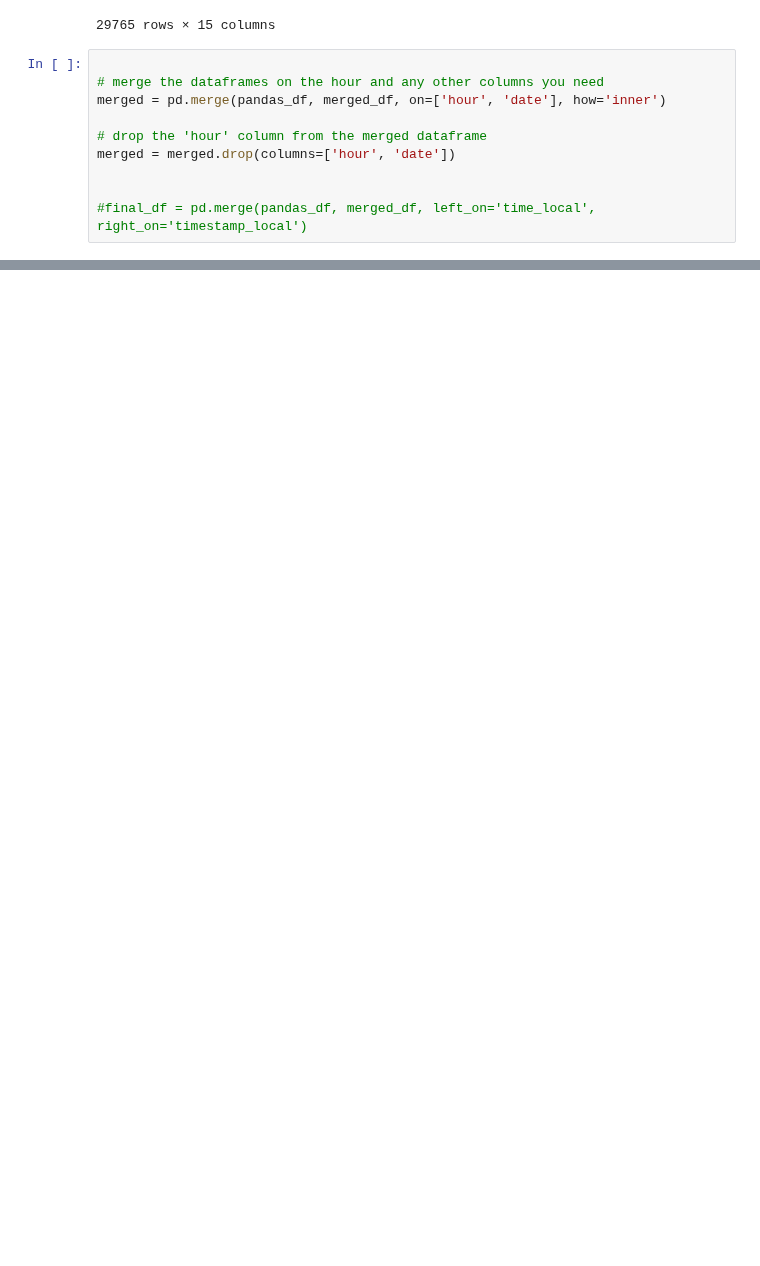
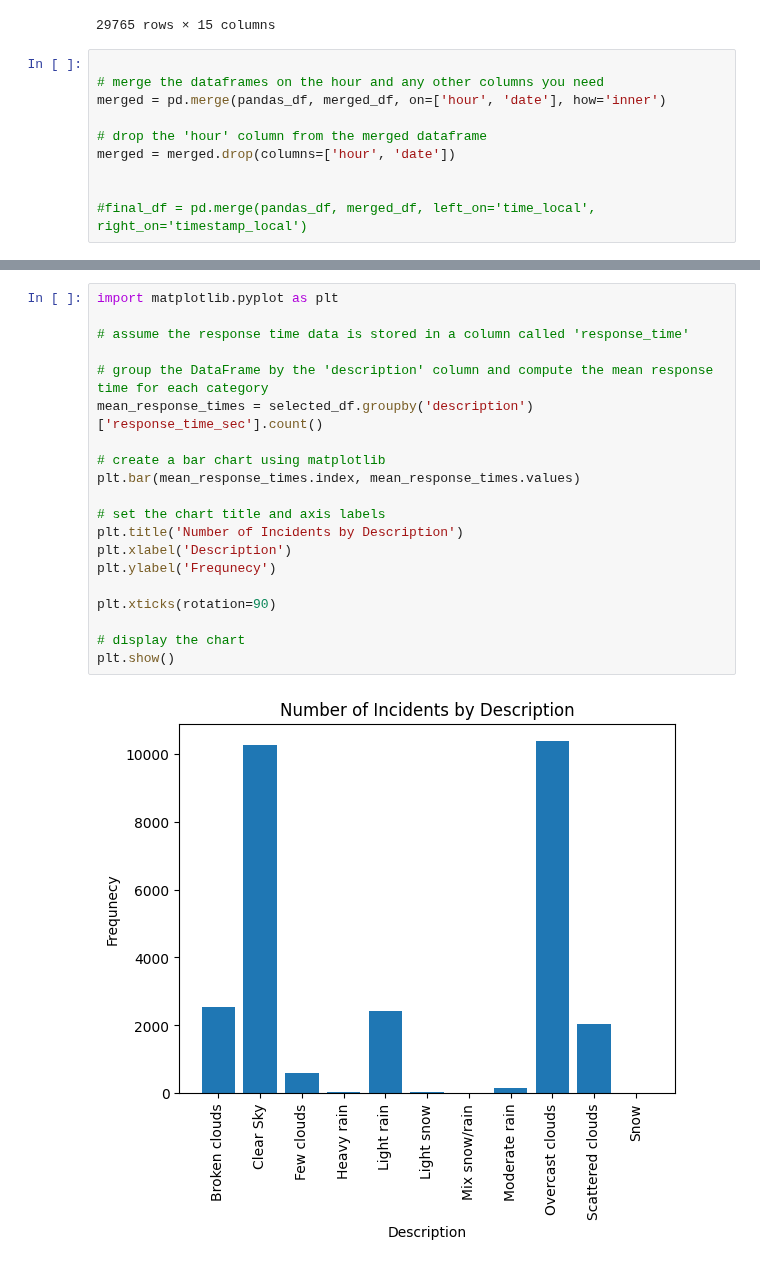
Before and after one commit to d-zg/nashville-accidents, a Jupyter notebook: spark_jobs_mark.ipynb, the cells around one changed output, grey strips where cells are left out. Drawn from its saved outputs; the diff is of its cells as text; blank space fills up the shorter version.

```diff
--- a/spark_jobs_mark.ipynb
+++ b/spark_jobs_mark.ipynb
@@ -399,0 +492,22 @@ merged
+# %%
+import matplotlib.pyplot as plt
+
+# assume the response time data is stored in a column called 'response_time'
+
+# group the DataFrame by the 'description' column and compute the mean response time for each category
+mean_response_times = selected_df.groupby('description')['response_time_sec'].count()
+
+# create a bar chart using matplotlib
+plt.bar(mean_response_times.index, mean_response_times.values)
+
+# set the chart title and axis labels
+plt.title('Number of Incidents by Description')
+plt.xlabel('Description')
+plt.ylabel('Frequnecy')
+
+plt.xticks(rotation=90)
+
+# display the chart
+plt.show()
+# %% [output]
+[figure, added]
```
Also changed, not shown: parts of 20 cells of this notebook.
